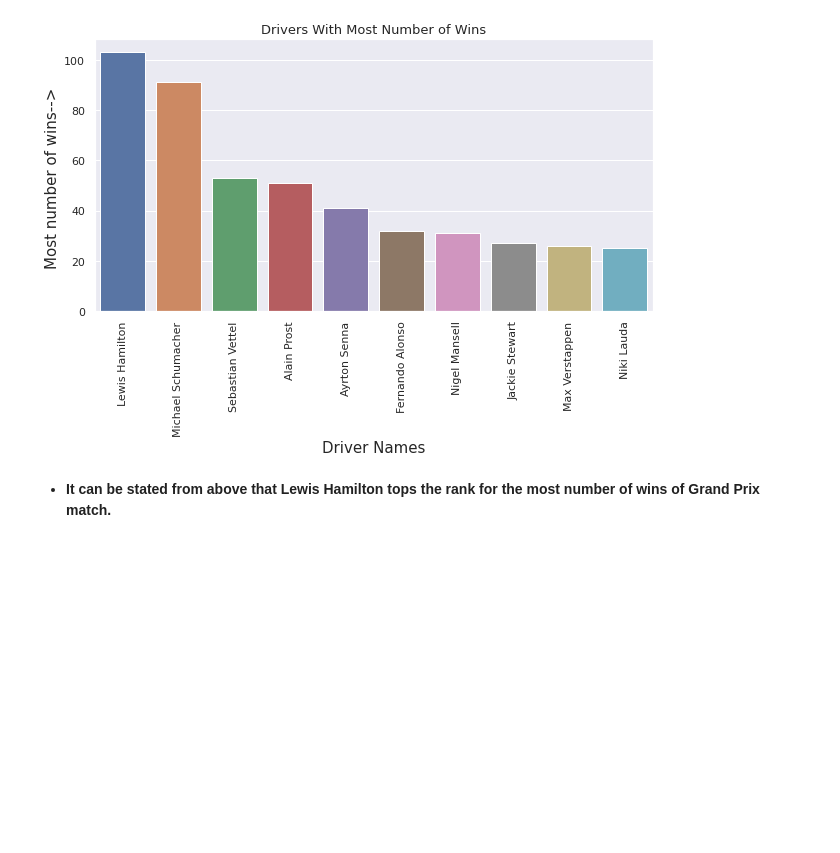
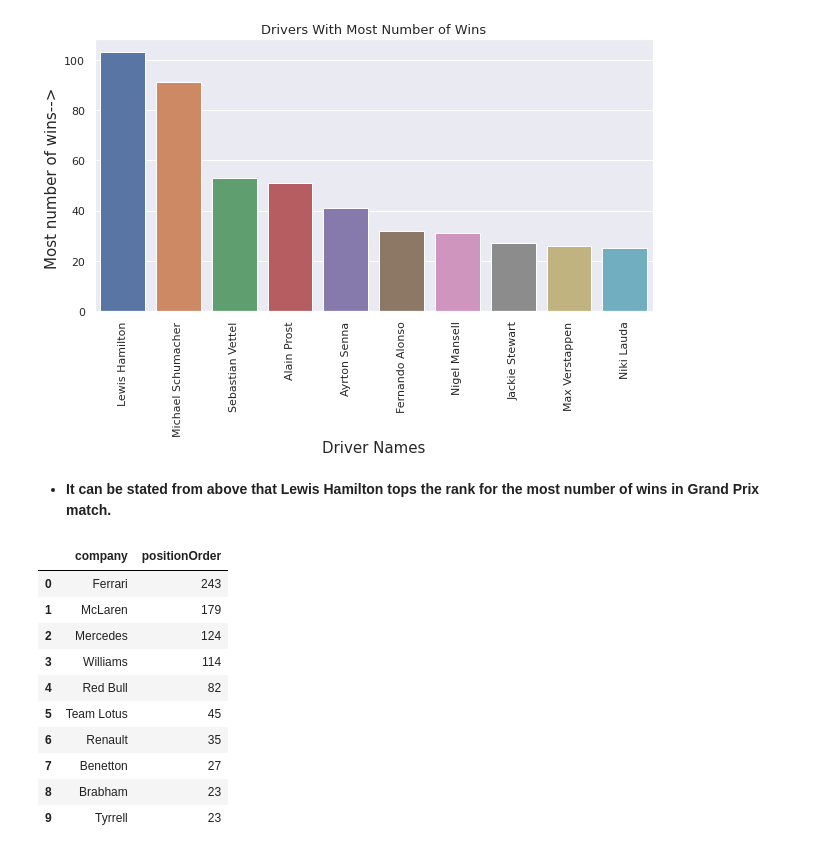
Before and after one commit to Kousikdutta1/Formula-1-Data-Analysis, a Jupyter notebook: Formula_1_Exploratory_Data_Analysis.ipynb, the cells around one changed output. Cells and saved outputs as stored; diff of their text form; code cells hidden in the pictures; blank space fills up the shorter version.

```diff
--- a/Formula_1_Exploratory_Data_Analysis.ipynb
+++ b/Formula_1_Exploratory_Data_Analysis.ipynb
@@ -588,4 +588,4 @@ plt.show()
 # %% [output]
 [figure]
 # %% [markdown]
-* **It can be stated from above that Lewis Hamilton tops the rank for the most number of wins of Grand Prix match.**
+* **It can be stated from above that Lewis Hamilton tops the rank for the most number of wins in Grand Prix match.**
@@ -591,0 +600,16 @@ plt.show()
+# %%
+# Let's view top 10 constructors
+
+constructors_with_most_wins.head(10)
+# %% [output]
+|  | company | positionOrder |
+| 0 | Ferrari | 243 |
+| 1 | McLaren | 179 |
+| 2 | Mercedes | 124 |
+| 3 | Williams | 114 |
+| 4 | Red Bull | 82 |
+| 5 | Team Lotus | 45 |
+| 6 | Renault | 35 |
+| 7 | Benetton | 27 |
+| 8 | Brabham | 23 |
+| 9 | Tyrrell | 23 |
```
Also changed, not shown: parts of 12 cells of this notebook.
